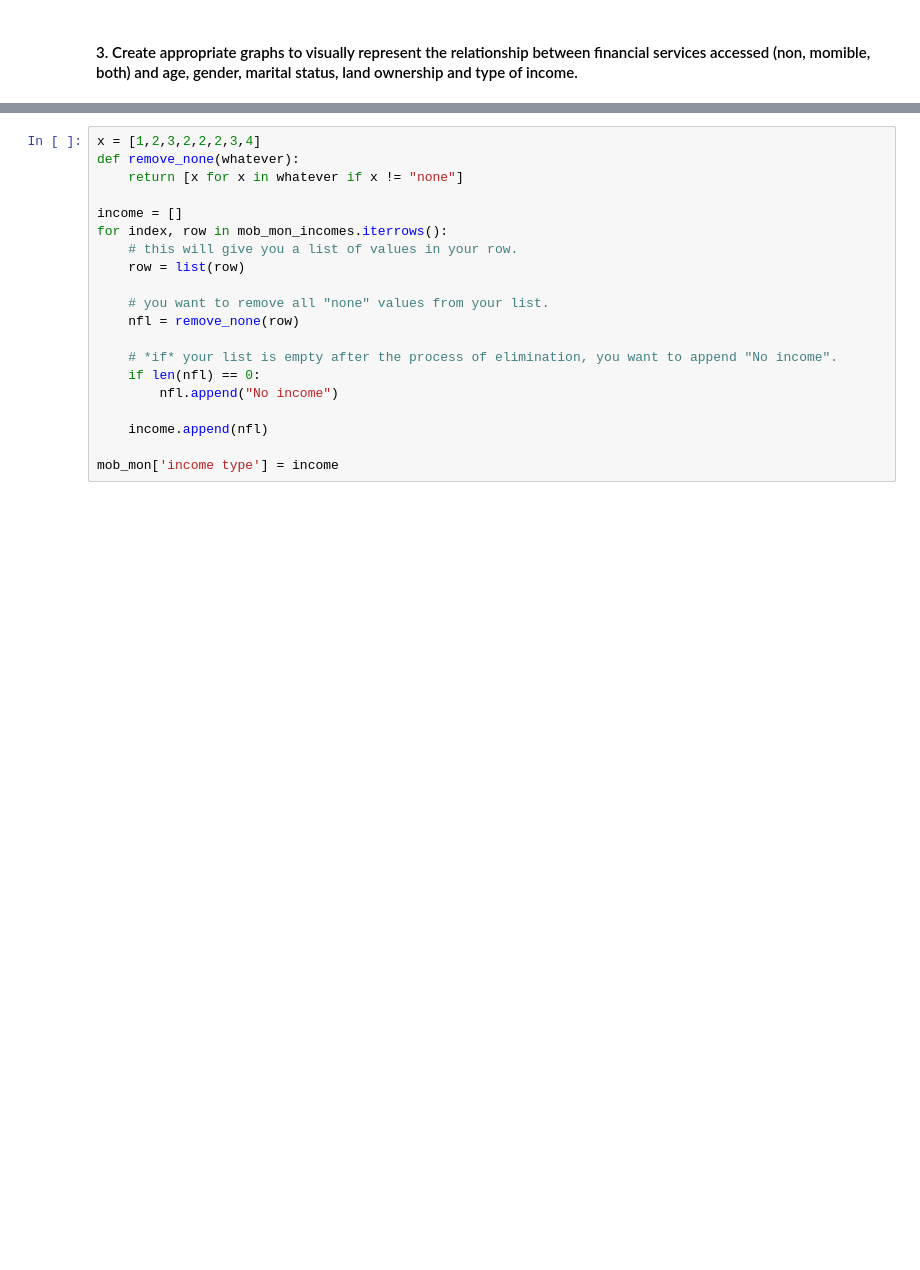
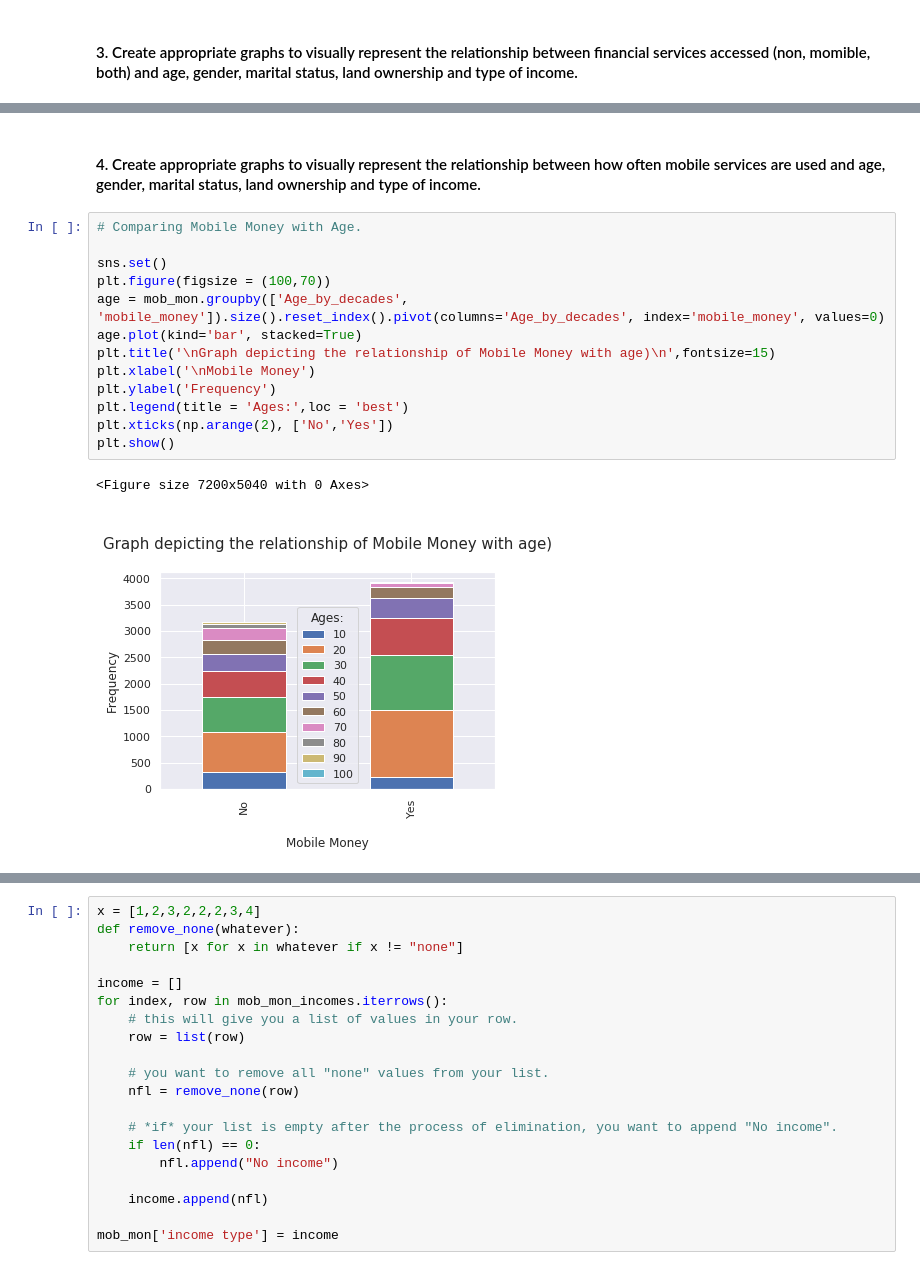
Before and after one commit to boitshepo97/tanzania-mobile-money, a Jupyter notebook: Financial Services Use In Tanzania.ipynb, the cells around one changed output, grey strips where cells are left out. Saved outputs shown, nothing was run; the diff lists cells and outputs as text; blank space fills up the shorter version.

```diff
--- a/Financial Services Use In Tanzania.ipynb
+++ b/Financial Services Use In Tanzania.ipynb
@@ -154,0 +228,18 @@ plt.show()
+# %% [markdown]
+#### 4. Create appropriate graphs to visually represent the relationship between how often mobile services are used and age, gender, marital status, land ownership and type of income.
+# %%
+# Comparing Mobile Money with Age.
+
+sns.set()
+plt.figure(figsize = (100,70))
+age = mob_mon.groupby(['Age_by_decades', 'mobile_money']).size().reset_index().pivot(columns='Age_by_decades', index='mobile_money', values=0)
+age.plot(kind='bar', stacked=True)
+plt.title('\nGraph depicting the relationship of Mobile Money with age)\n',fontsize=15)
+plt.xlabel('\nMobile Money')
+plt.ylabel('Frequency')
+plt.legend(title = 'Ages:',loc = 'best')
+plt.xticks(np.arange(2), ['No','Yes'])
+plt.show()
+# %% [output]
+<Figure size 7200x5040 with 0 Axes>
+[figure, added]
```
Also changed, not shown: parts of 22 cells of this notebook, 2 other files.
